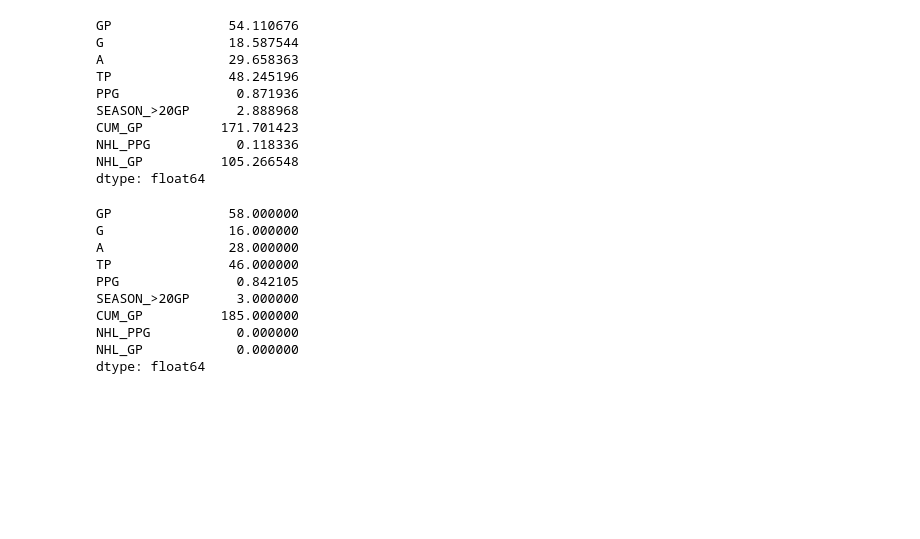
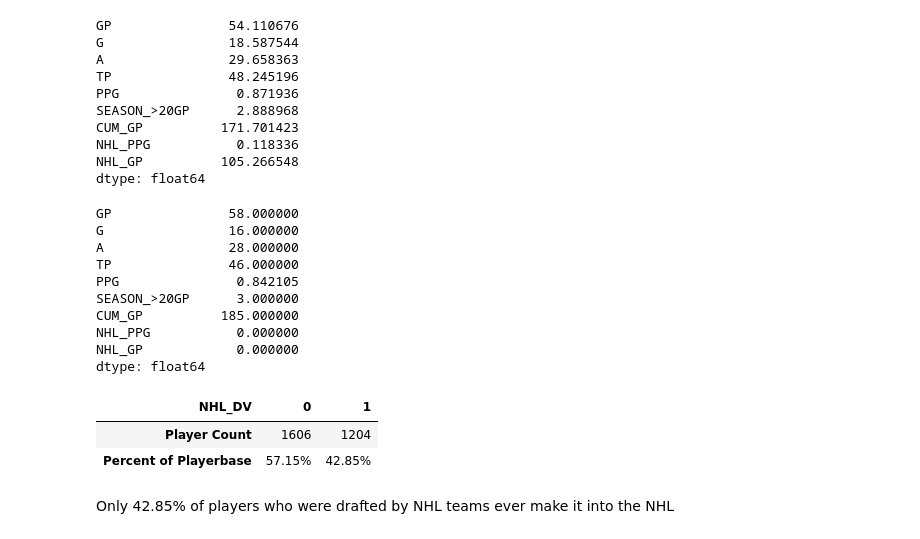
Before and after one commit to kstradinger/Junior-Hockey-Analysis, a Jupyter notebook: drafted_player_analysis.ipynb, the cells around one changed output. Drawn from its saved outputs; the diff is of its cells as text; code cells hidden in the pictures; blank space fills up the shorter version.

Commit message:
pushing progress on Drafted player analysis

```diff
--- a/drafted_player_analysis.ipynb
+++ b/drafted_player_analysis.ipynb
@@ -115,4 +117,30 @@ CUM_GP          185.000000
 NHL_PPG           0.000000
 NHL_GP            0.000000
 dtype: float64
+# %%
+# Determine what pct of drafted players make the nhl
+# Group by NHL/ non-NHL
+drafted_vs_nhl_df = df.groupby('NHL_DV')
+# Count all Players
+player_ct = df['PLAYER_ID'].count()
+# Count each group (nhl/non-nhl)
+split_player_ct = drafted_vs_nhl_df['PLAYER_ID'].count()
+# Count NHL players
+nhl_ct = drafted_vs_nhl_df['PLAYER_ID'].count()
+# Calculate pct
+nhl_pct = (nhl_ct/player_ct)
+# Create new DF for counts
+nhl_pct_df = pd.DataFrame({'Player Count': split_player_ct,
+                         'Percent of Playerbase': nhl_pct})
+
+# Format percents with %
+nhl_pct_df['Percent of Playerbase'] = nhl_pct_df['Percent of Playerbase'].astype(float).map("{:.2%}".format)
+
+nhl_pct_df.transpose()
+# %% [output]
+| NHL_DV | 0 | 1 |
+| Player Count | 1606 | 1204 |
+| Percent of Playerbase | 57.15% | 42.85% |
+# %% [markdown]
+Only 42.85% of players who were drafted by NHL teams ever make it into the NHL
 # %%
```
Also changed, not shown: parts of 3 cells of this notebook.
